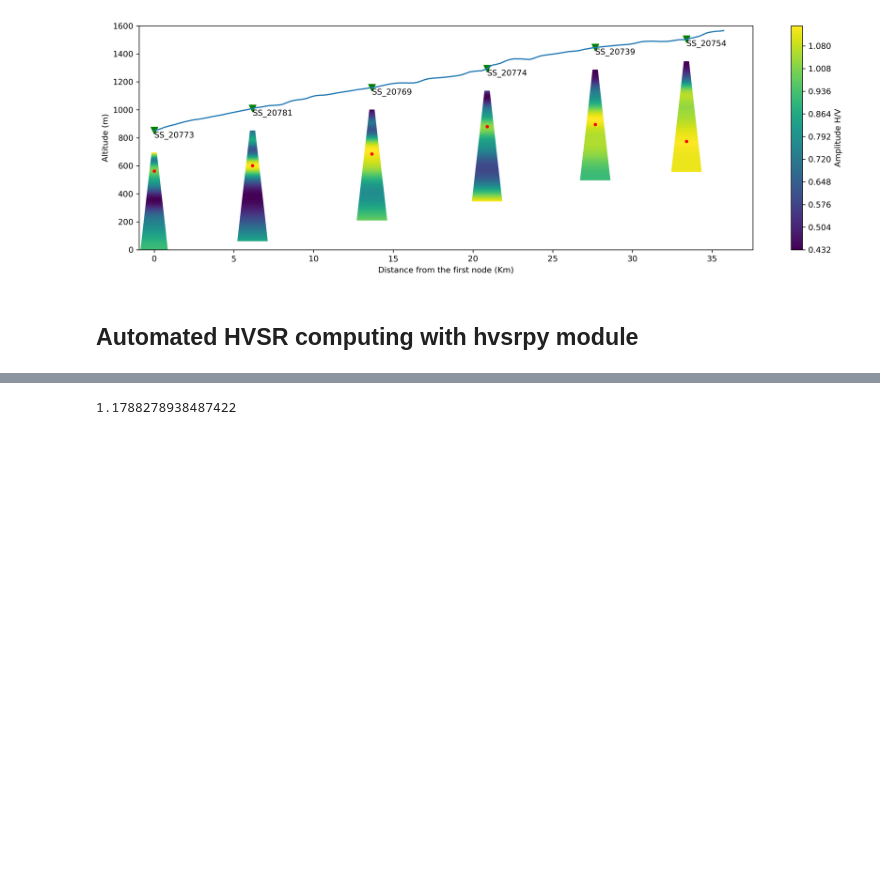
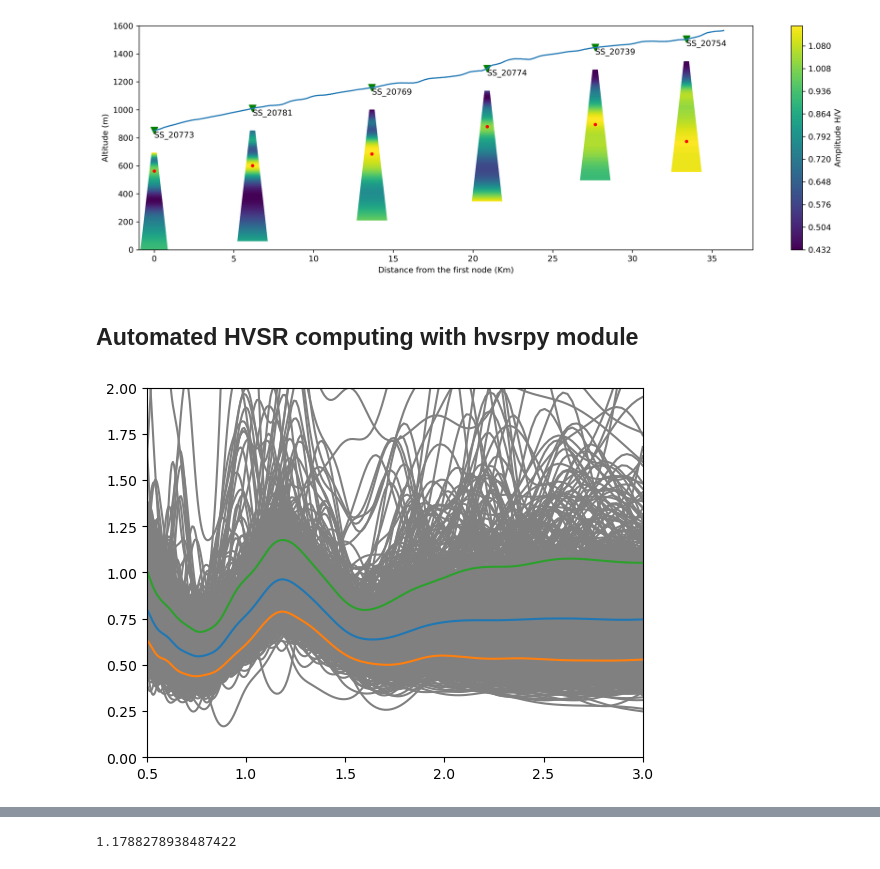
Before and after one commit to jgovoort/sismo-memo, a Jupyter notebook: Ice-thickness.ipynb, the cells around one changed output, grey strips where cells are left out. Drawn from its saved outputs; the diff is of its cells as text; code cells hidden in the pictures; blank space fills up the shorter version.

```diff
--- a/Ice-thickness.ipynb
+++ b/Ice-thickness.ipynb
@@ -252,6 +252,21 @@ azimuth = 0
 # %%
 hv = sensor.hv(windowlenght, bp_filter, width, bandwidth, resampling, method,
                f_low=peak_f_lower, f_high=peak_f_upper, azimuth=azimuth)
+# %%
+distribution_mc = "lognormal"
+
+for amp in hv.amp[hv.valid_window_indices] :
+    plt.plot(hv.frq, amp, c='grey')
+
+
+plt.plot(hv.frq, hv.mean_curve(distribution_mc))
+plt.plot(hv.frq, hv.nstd_curve(-1, distribution_mc))
+plt.plot(hv.frq, hv.nstd_curve(+1, distribution_mc))
+plt.xlim(0.5,3)
+plt.ylim(0,2)
+plt.show()
+# %% [output]
+[figure, added]
 # %%
 distribution_mc = "lognormal"
 
```
Also changed, not shown: parts of 3 cells of this notebook.
